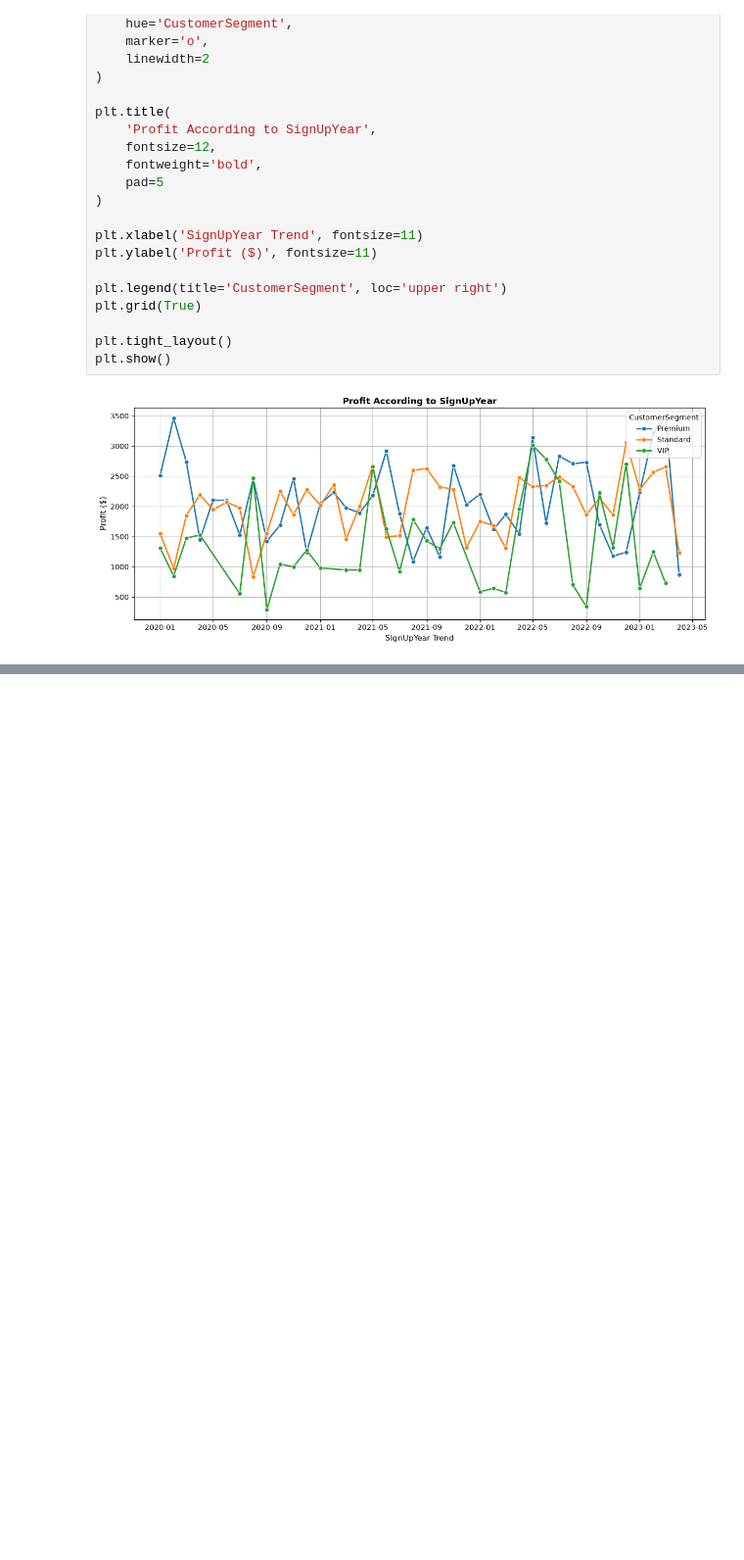
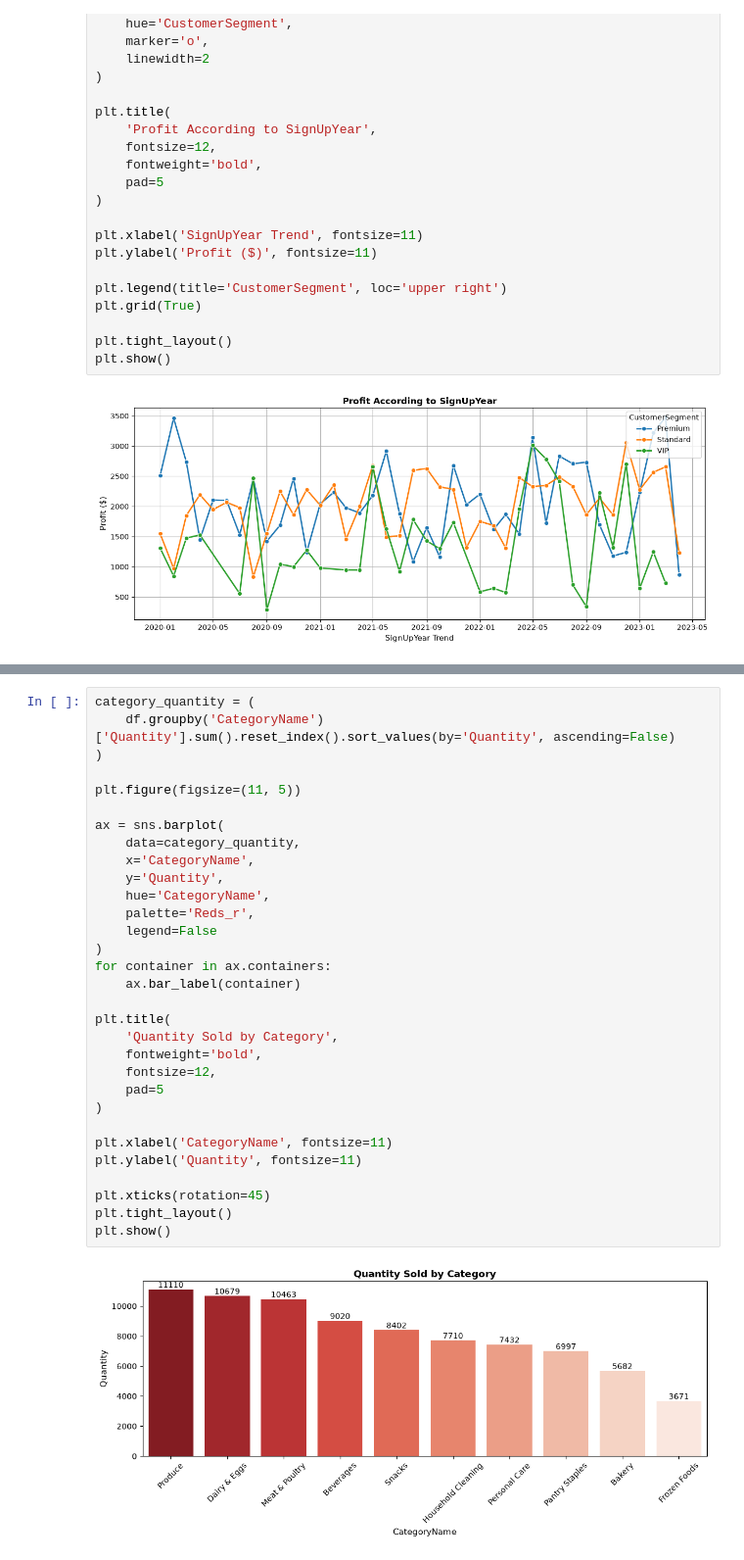
Before and after one commit to geff-ghost/notebooks, a Jupyter notebook: retail_data/MixedKnowledge.ipynb, the cells around one changed output, grey strips where cells are left out. Shown at 98% size. Cells and saved outputs as stored; diff of their text form; blank space fills up the shorter version.

```diff
--- a/retail_data/MixedKnowledge.ipynb
+++ b/retail_data/MixedKnowledge.ipynb
@@ -1990,0 +2021,33 @@ df.groupby('SignUpYear')['Profit'].sum()
+# %%
+category_quantity = (
+    df.groupby('CategoryName')['Quantity'].sum().reset_index().sort_values(by='Quantity', ascending=False)
+)
+
+plt.figure(figsize=(11, 5))
+
+ax = sns.barplot(
+    data=category_quantity,
+    x='CategoryName',
+    y='Quantity',
+    hue='CategoryName',
+    palette='Reds_r',
+    legend=False
+)
+for container in ax.containers:
+    ax.bar_label(container)
+
+plt.title(
+    'Quantity Sold by Category',
+    fontweight='bold',
+    fontsize=12,
+    pad=5
+)
+
+plt.xlabel('CategoryName', fontsize=11)
+plt.ylabel('Quantity', fontsize=11)
+
+plt.xticks(rotation=45)
+plt.tight_layout()
+plt.show()
+# %% [output]
+[figure, added]
```
Also changed, not shown: parts of 3 cells of this notebook.
